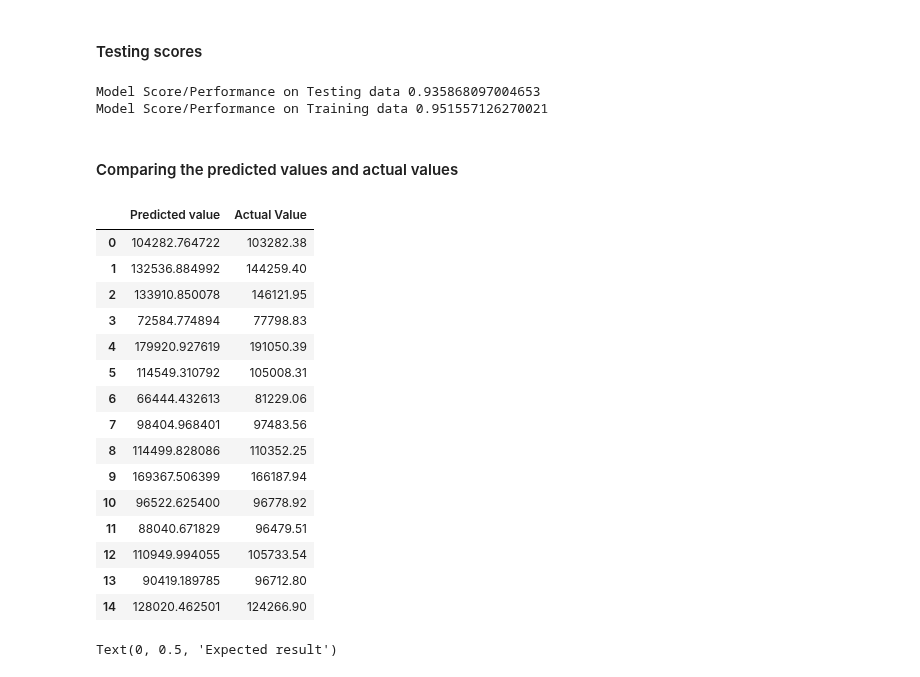
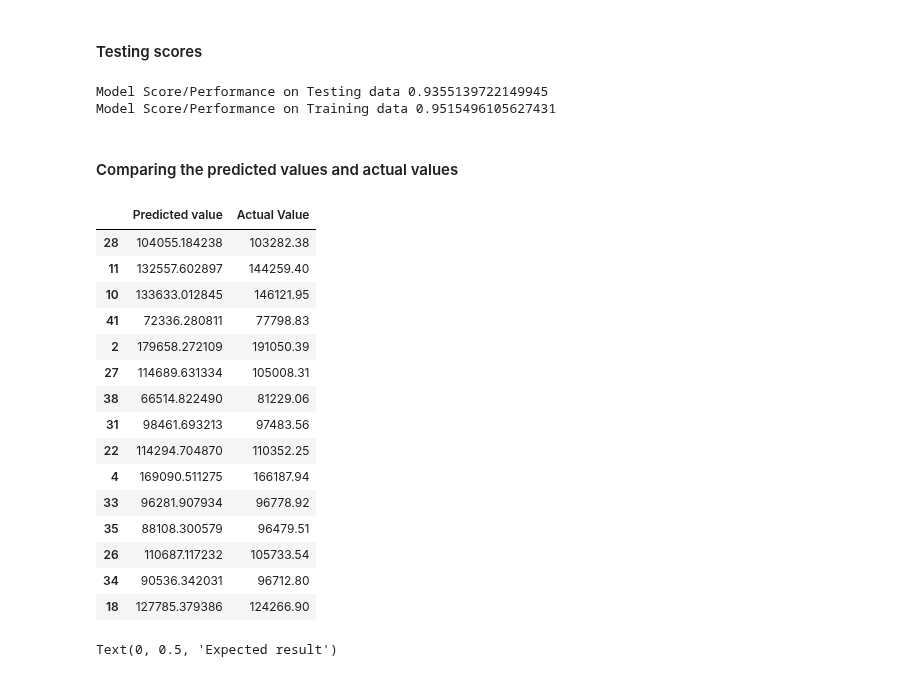
Before and after one commit to EdemBey/ML, a Jupyter notebook: line.ipynb, the cells around one changed output. Drawn from its saved outputs; the diff is of its cells as text; code cells hidden in the pictures.

```diff
--- a/line.ipynb
+++ b/line.ipynb
@@ -89,0 +96,3 @@ x = x[:,1:]
+# %%
+x = df.drop('Profit', axis = 'columns')
+x.head()
@@ -90,4 +106,4 @@ x = x[:,1:]
 # %%
-y = df.iloc[:, 4].values
-y
+y = df['Profit']
+y.head()
 # %% [output]
@@ -159,30 +172,30 @@ print("Model Score/Performance on Testing data",testing_data_model_score)
 training_data_model_score = regressor.score(X_train, y_train)
 print("Model Score/Performance on Training data",training_data_model_score)
 # %% [output]
-Model Score/Performance on Testing data 0.935868097004653
-Model Score/Performance on Training data 0.951557126270021
+Model Score/Performance on Testing data 0.9355139722149945
+Model Score/Performance on Training data 0.9515496105627431
 # %% [markdown]
 #### Comparing the predicted values and actual values
 # %%
-dfPredict = pd.DataFrame(data={'Predicted value':y_pred.flatten(),'Actual Value':y_test.flatten()})
+dfPredict = pd.DataFrame(data={'Predicted value':y_pred,'Actual Value':y_test})
 dfPredict
 # %% [output]
 |  | Predicted value | Actual Value |
-| 0 | 104282.764722 | 103282.38 |
-| 1 | 132536.884992 | 144259.40 |
-| 2 | 133910.850078 | 146121.95 |
-| 3 | 72584.774894 | 77798.83 |
-| 4 | 179920.927619 | 191050.39 |
-| 5 | 114549.310792 | 105008.31 |
-| 6 | 66444.432613 | 81229.06 |
-| 7 | 98404.968401 | 97483.56 |
-| 8 | 114499.828086 | 110352.25 |
-| 9 | 169367.506399 | 166187.94 |
-| 10 | 96522.625400 | 96778.92 |
-| 11 | 88040.671829 | 96479.51 |
-| 12 | 110949.994055 | 105733.54 |
-| 13 | 90419.189785 | 96712.80 |
-| 14 | 128020.462501 | 124266.90 |
+| 28 | 104055.184238 | 103282.38 |
+| 11 | 132557.602897 | 144259.40 |
+| 10 | 133633.012845 | 146121.95 |
+| 41 | 72336.280811 | 77798.83 |
+| 2 | 179658.272109 | 191050.39 |
+| 27 | 114689.631334 | 105008.31 |
+| 38 | 66514.822490 | 81229.06 |
+| 31 | 98461.693213 | 97483.56 |
+| 22 | 114294.704870 | 110352.25 |
+| 4 | 169090.511275 | 166187.94 |
+| 33 | 96281.907934 | 96778.92 |
+| 35 | 88108.300579 | 96479.51 |
+| 26 | 110687.117232 | 105733.54 |
+| 34 | 90536.342031 | 96712.80 |
+| 18 | 127785.379386 | 124266.90 |
 # %%
 plt.scatter(y_test, y_pred)
 plt.plot(np.unique(y_test), np.poly1d(np.polyfit(y_test, y_pred, 1))(np.unique(y_test)))
```
Also changed, not shown: parts of 20 cells of this notebook.
